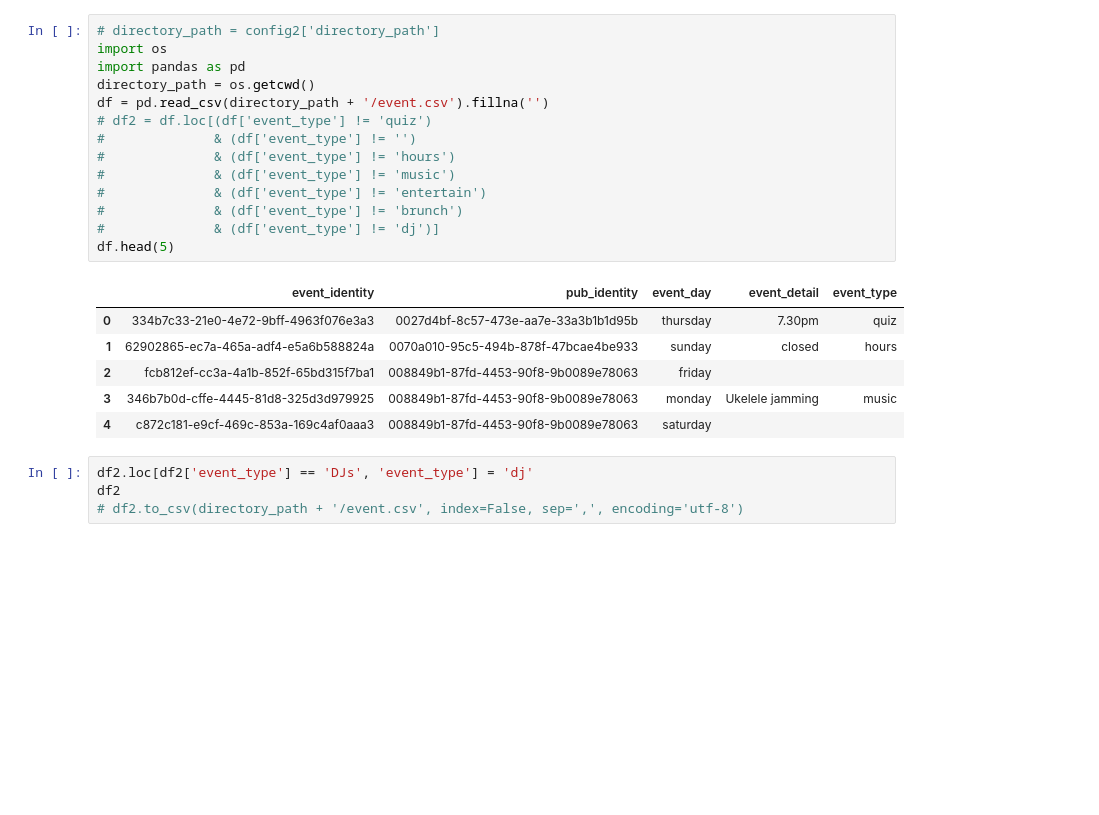
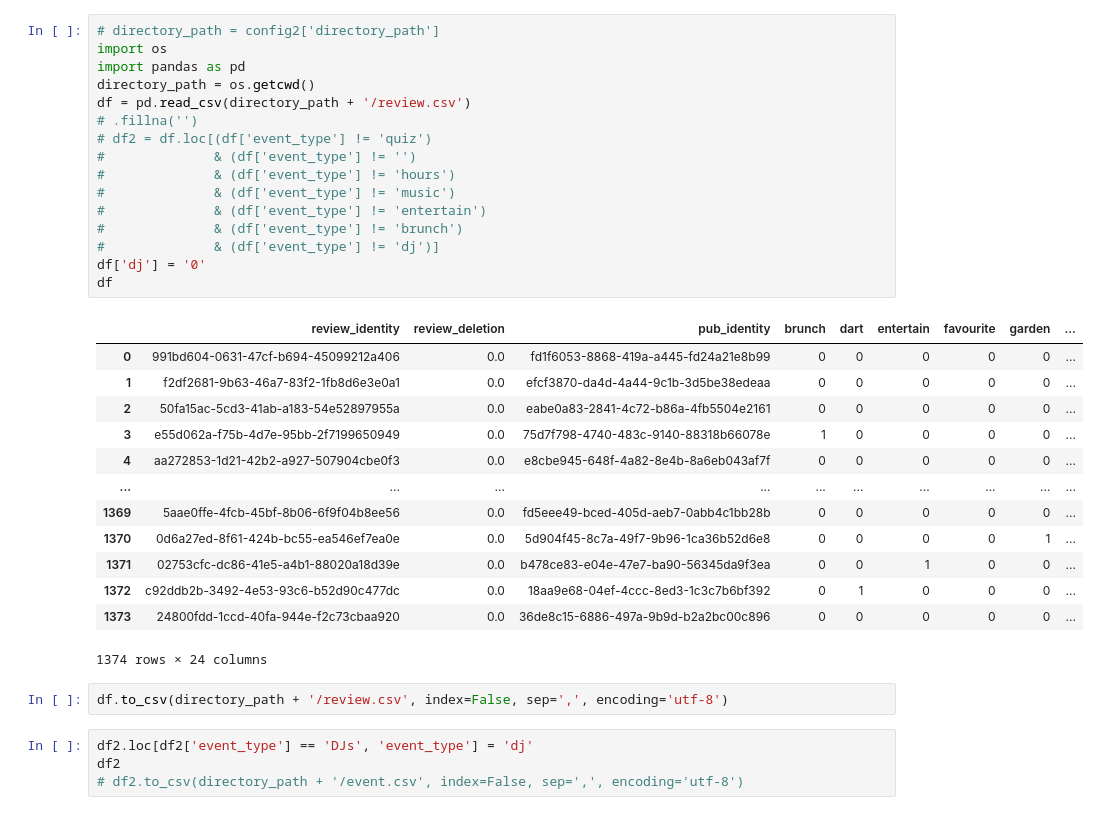
Before and after one commit to cartsmate/thepubpicker, a Jupyter notebook: files/Untitled2.ipynb, the cells around one changed output. Drawn from its saved outputs; the diff is of its cells as text; blank space fills up the shorter version.

Commit message:
pub reviews added

```diff
--- a/files/Untitled2.ipynb
+++ b/files/Untitled2.ipynb
@@ -1,24 +1,35 @@
 # %%
 # directory_path = config2['directory_path']
 import os
 import pandas as pd
 directory_path = os.getcwd()
-df = pd.read_csv(directory_path + '/event.csv').fillna('')
+df = pd.read_csv(directory_path + '/review.csv')
+# .fillna('')
 # df2 = df.loc[(df['event_type'] != 'quiz')
 #              & (df['event_type'] != '')
 #              & (df['event_type'] != 'hours')
 #              & (df['event_type'] != 'music')
 #              & (df['event_type'] != 'entertain')
 #              & (df['event_type'] != 'brunch')
 #              & (df['event_type'] != 'dj')]
-df.head(5)
+df['dj'] = '0'
+df
 # %% [output]
-|  | event_identity | pub_identity | event_day | event_detail | event_type |
-| 0 | 334b7c33-21e0-4e72-9bff-4963f076e3a3 | 0027d4bf-8c57-473e-aa7e-33a3b1b1d95b | thursday | 7.30pm | quiz |
-| 1 | 62902865-ec7a-465a-adf4-e5a6b588824a | 0070a010-95c5-494b-878f-47bcae4be933 | sunday | closed | hours |
-| 2 | fcb812ef-cc3a-4a1b-852f-65bd315f7ba1 | 008849b1-87fd-4453-90f8-9b0089e78063 | friday |  |  |
-| 3 | 346b7b0d-cffe-4445-81d8-325d3d979925 | 008849b1-87fd-4453-90f8-9b0089e78063 | monday | Ukelele jamming | music |
-| 4 | c872c181-e9cf-469c-853a-169c4af0aaa3 | 008849b1-87fd-4453-90f8-9b0089e78063 | saturday |  |  |
+|  | review_identity | review_deletion | pub_identity | brunch | dart | entertain | favourite | garden | ... |
+| 0 | 991bd604-0631-47cf-b694-45099212a406 | 0.0 | fd1f6053-8868-419a-a445-fd24a21e8b99 | 0 | 0 | 0 | 0 | 0 | ... |
+| 1 | f2df2681-9b63-46a7-83f2-1fb8d6e3e0a1 | 0.0 | efcf3870-da4d-4a44-9c1b-3d5be38edeaa | 0 | 0 | 0 | 0 | 0 | ... |
+| 2 | 50fa15ac-5cd3-41ab-a183-54e52897955a | 0.0 | eabe0a83-2841-4c72-b86a-4fb5504e2161 | 0 | 0 | 0 | 0 | 0 | ... |
+| 3 | e55d062a-f75b-4d7e-95bb-2f7199650949 | 0.0 | 75d7f798-4740-483c-9140-88318b66078e | 1 | 0 | 0 | 0 | 0 | ... |
+| 4 | aa272853-1d21-42b2-a927-507904cbe0f3 | 0.0 | e8cbe945-648f-4a82-8e4b-8a6eb043af7f | 0 | 0 | 0 | 0 | 0 | ... |
+| ... | ... | ... | ... | ... | ... | ... | ... | ... | ... |
+| 1369 | 5aae0ffe-4fcb-45bf-8b06-6f9f04b8ee56 | 0.0 | fd5eee49-bced-405d-aeb7-0abb4c1bb28b | 0 | 0 | 0 | 0 | 0 | ... |
+| 1370 | 0d6a27ed-8f61-424b-bc55-ea546ef7ea0e | 0.0 | 5d904f45-8c7a-49f7-9b96-1ca36b52d6e8 | 0 | 0 | 0 | 0 | 1 | ... |
+| 1371 | 02753cfc-dc86-41e5-a4b1-88020a18d39e | 0.0 | b478ce83-e04e-47e7-ba90-56345da9f3ea | 0 | 0 | 1 | 0 | 0 | ... |
+| 1372 | c92ddb2b-3492-4e53-93c6-b52d90c477dc | 0.0 | 18aa9e68-04ef-4ccc-8ed3-1c3c7b6bf392 | 0 | 1 | 0 | 0 | 0 | ... |
+| 1373 | 24800fdd-1ccd-40fa-944e-f2c73cbaa920 | 0.0 | 36de8c15-6886-497a-9b9d-b2a2bc00c896 | 0 | 0 | 0 | 0 | 0 | ... |
+1374 rows × 24 columns
+# %%
+df.to_csv(directory_path + '/review.csv', index=False, sep=',', encoding='utf-8')
 # %%
 df2.loc[df2['event_type'] == 'DJs', 'event_type'] = 'dj'
 df2
```
Also changed, not shown: 18 other files.
